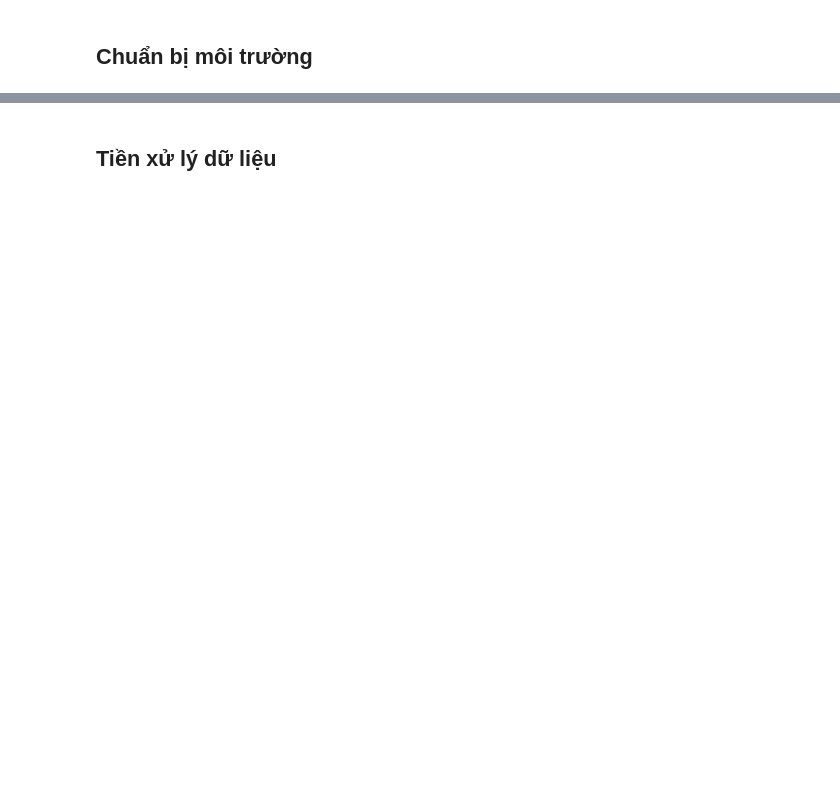
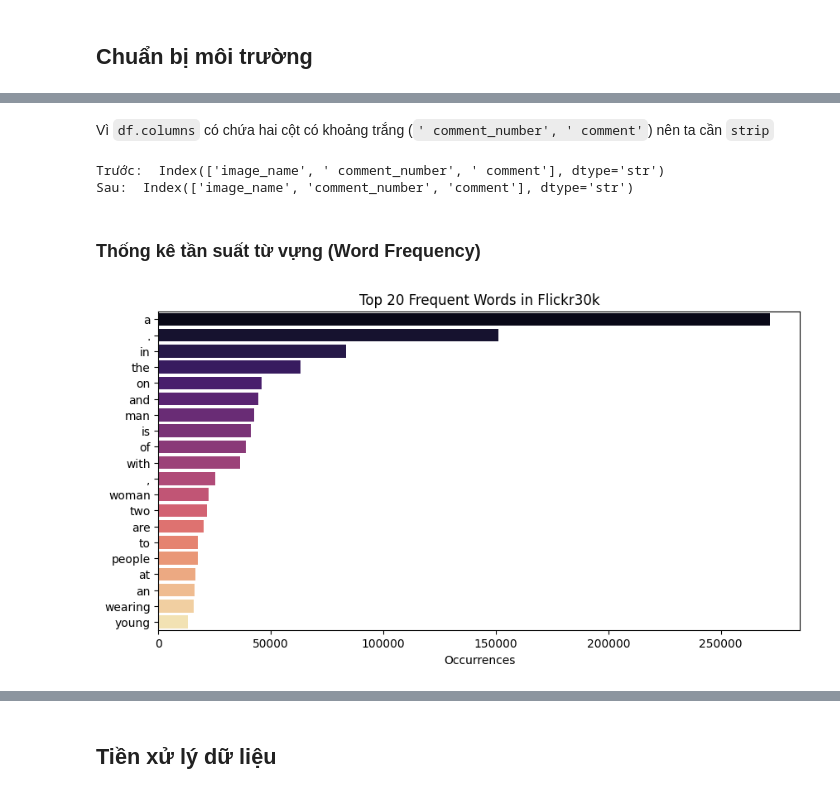
Before and after one commit to bngiahuy/DL-ComputerVision-HCMUT-252, a Jupyter notebook: notebook_multimodal.ipynb, the cells around one changed output, grey strips where cells are left out. Cells and saved outputs as stored; diff of their text form; code cells hidden in the pictures; blank space fills up the shorter version.

```diff
--- a/notebook_multimodal.ipynb
+++ b/notebook_multimodal.ipynb
@@ -69,0 +189,3 @@ The image processor of type `CLIPImageProcessor` is now loaded as a fast process
+# %%
+df = pd.read_csv(csv_path, sep='|')
+df.head()
@@ -69,0 +199,32 @@ The image processor of type `CLIPImageProcessor` is now loaded as a fast process
+# %%
+# Loại bỏ Na
+df = df.dropna()
+# %% [markdown]
+Vì `df.columns` có chứa hai cột có khoảng trắng (`' comment_number', ' comment'`) nên ta cần `strip`
+# %%
+print("Trước: ", df.columns)
+df.columns = df.columns.str.strip()
+print("Sau: ", df.columns)
+# %% [output]
+Trước:  Index(['image_name', ' comment_number', ' comment'], dtype='str')
+Sau:  Index(['image_name', 'comment_number', 'comment'], dtype='str')
+# %% [markdown]
+### Thống kê tần suất từ vựng (Word Frequency)
+# %%
+from collections import Counter
+import seaborn as sns
+import matplotlib.pyplot as plt
+
+# Flatten all captions into a single list of lowercase words
+all_words = ' '.join(df['comment'].astype(str)).lower().split()
+word_counts = Counter(all_words)
+words, counts = zip(*word_counts.most_common(20))
+
+# Plot the 20 most frequent words
+plt.figure(figsize=(10, 5))
+sns.barplot(x=list(counts), y=list(words), palette='magma')
+plt.title('Top 20 Frequent Words in Flickr30k')
+plt.xlabel('Occurrences')
+plt.show()
+# %% [output]
+[figure, added]
```
Also changed, not shown: parts of 37 cells of this notebook, 6 other files.
